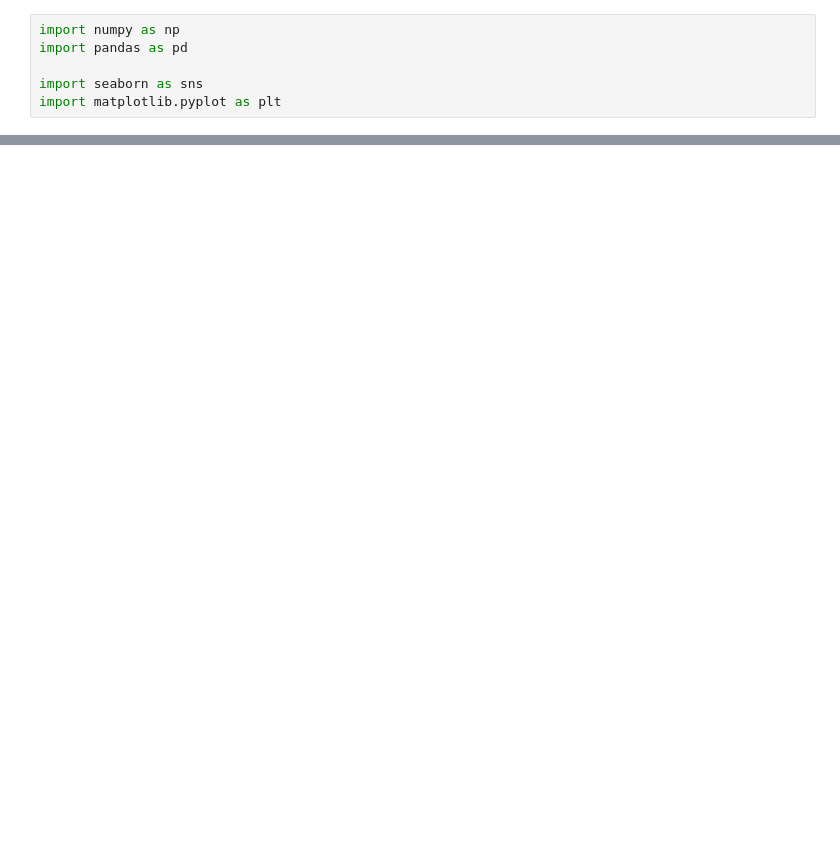
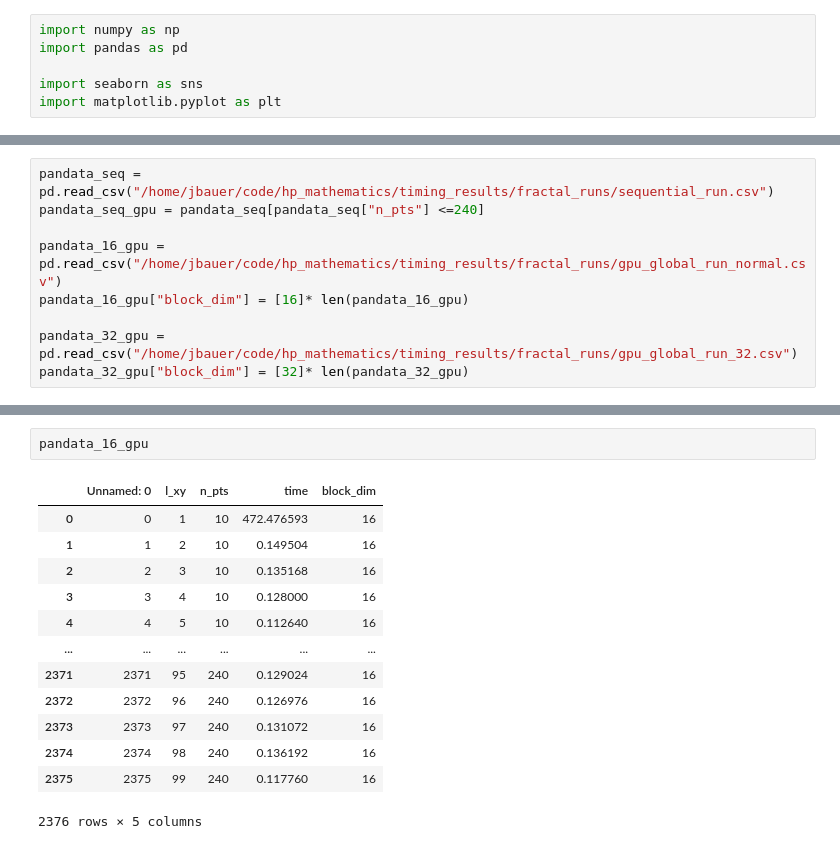
Before and after one commit to john84122/hp_mathematics, a Jupyter notebook: jupyter_notebooks/anlaysis_of_timing.ipynb, the cells around one changed output, grey strips where cells are left out. Saved outputs shown, nothing was run; the diff lists cells and outputs as text; blank space fills up the shorter version.

```diff
--- a/jupyter_notebooks/anlaysis_of_timing.ipynb
+++ b/jupyter_notebooks/anlaysis_of_timing.ipynb
@@ -23,0 +55,9 @@ sns.scatterplot(pandata, x = "n_pts", y = "time", hue = "l_xy")
+# %%
+pandata_seq = pd.read_csv("/home/jbauer/code/hp_mathematics/timing_results/fractal_runs/sequential_run.csv")
+pandata_seq_gpu = pandata_seq[pandata_seq["n_pts"] <=240]
+
+pandata_16_gpu = pd.read_csv("/home/jbauer/code/hp_mathematics/timing_results/fractal_runs/gpu_global_run_normal.csv")
+pandata_16_gpu["block_dim"] = [16]* len(pandata_16_gpu)
+
+pandata_32_gpu = pd.read_csv("/home/jbauer/code/hp_mathematics/timing_results/fractal_runs/gpu_global_run_32.csv")
+pandata_32_gpu["block_dim"] = [32]* len(pandata_32_gpu)
@@ -23,0 +84,16 @@ sns.scatterplot(pandata, x = "n_pts", y = "time", hue = "l_xy")
+# %%
+pandata_16_gpu
+# %% [output]
+|  | Unnamed: 0 | l_xy | n_pts | time | block_dim |
+| 0 | 0 | 1 | 10 | 472.476593 | 16 |
+| 1 | 1 | 2 | 10 | 0.149504 | 16 |
+| 2 | 2 | 3 | 10 | 0.135168 | 16 |
+| 3 | 3 | 4 | 10 | 0.128000 | 16 |
+| 4 | 4 | 5 | 10 | 0.112640 | 16 |
+| ... | ... | ... | ... | ... | ... |
+| 2371 | 2371 | 95 | 240 | 0.129024 | 16 |
+| 2372 | 2372 | 96 | 240 | 0.126976 | 16 |
+| 2373 | 2373 | 97 | 240 | 0.131072 | 16 |
+| 2374 | 2374 | 98 | 240 | 0.136192 | 16 |
+| 2375 | 2375 | 99 | 240 | 0.117760 | 16 |
+2376 rows × 5 columns
```
Also changed, not shown: parts of 6 cells of this notebook, 22 other files.
